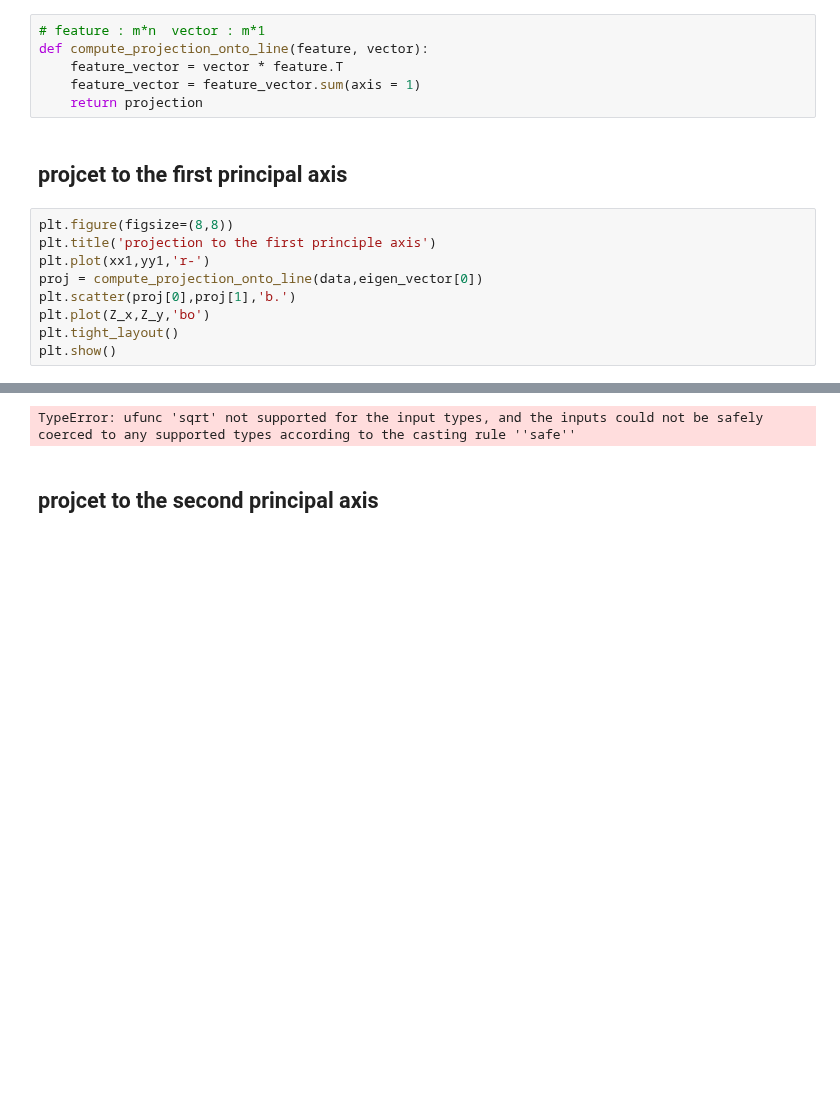
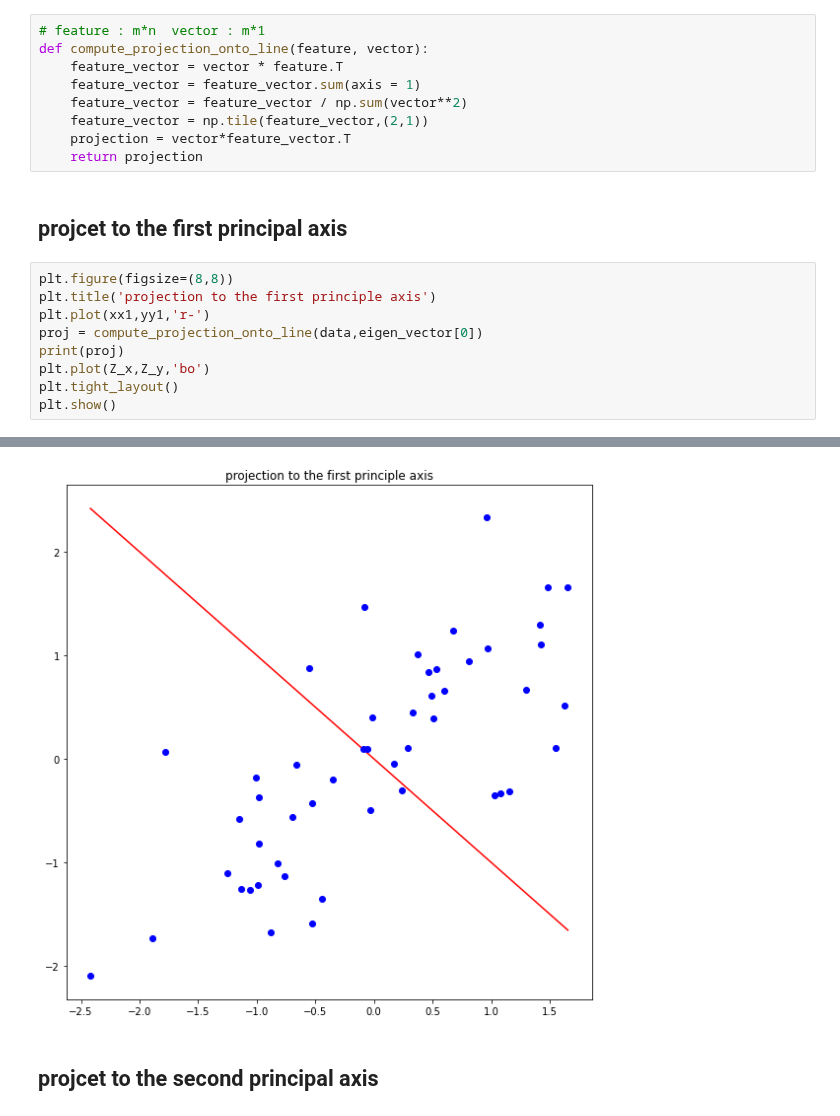
Before and after one commit to math0917/assignment-machine-learning, a Jupyter notebook: 12/assignment_12.ipynb, the cells around one changed output, grey strips where cells are left out. Drawn from its saved outputs; the diff is of its cells as text; blank space fills up the shorter version.

```diff
--- a/12/assignment_12.ipynb
+++ b/12/assignment_12.ipynb
@@ -132,6 +132,9 @@ plt.show()
 def compute_projection_onto_line(feature, vector):
     feature_vector = vector * feature.T
     feature_vector = feature_vector.sum(axis = 1)
+    feature_vector = feature_vector / np.sum(vector**2)
+    feature_vector = np.tile(feature_vector,(2,1))
+    projection = vector*feature_vector.T
     return projection
 # %% [markdown]
 ## projcet to the first principal axis
@@ -140,7 +143,7 @@ plt.figure(figsize=(8,8))
 plt.title('projection to the first principle axis')
 plt.plot(xx1,yy1,'r-')
 proj = compute_projection_onto_line(data,eigen_vector[0])
-plt.scatter(proj[0],proj[1],'b.')
+print(proj)
 plt.plot(Z_x,Z_y,'bo')
 plt.tight_layout()
 plt.show()
@@ -150,4 +168,4 @@ plt.show()
-TypeError: ufunc 'sqrt' not supported for the input types, and the inputs could not be safely coerced to any supported types according to the casting rule ''safe''
+[figure, added]
 # %% [markdown]
 ## projcet to the second principal axis
 # %%
```
Also changed, not shown: parts of 1 cell of this notebook.
